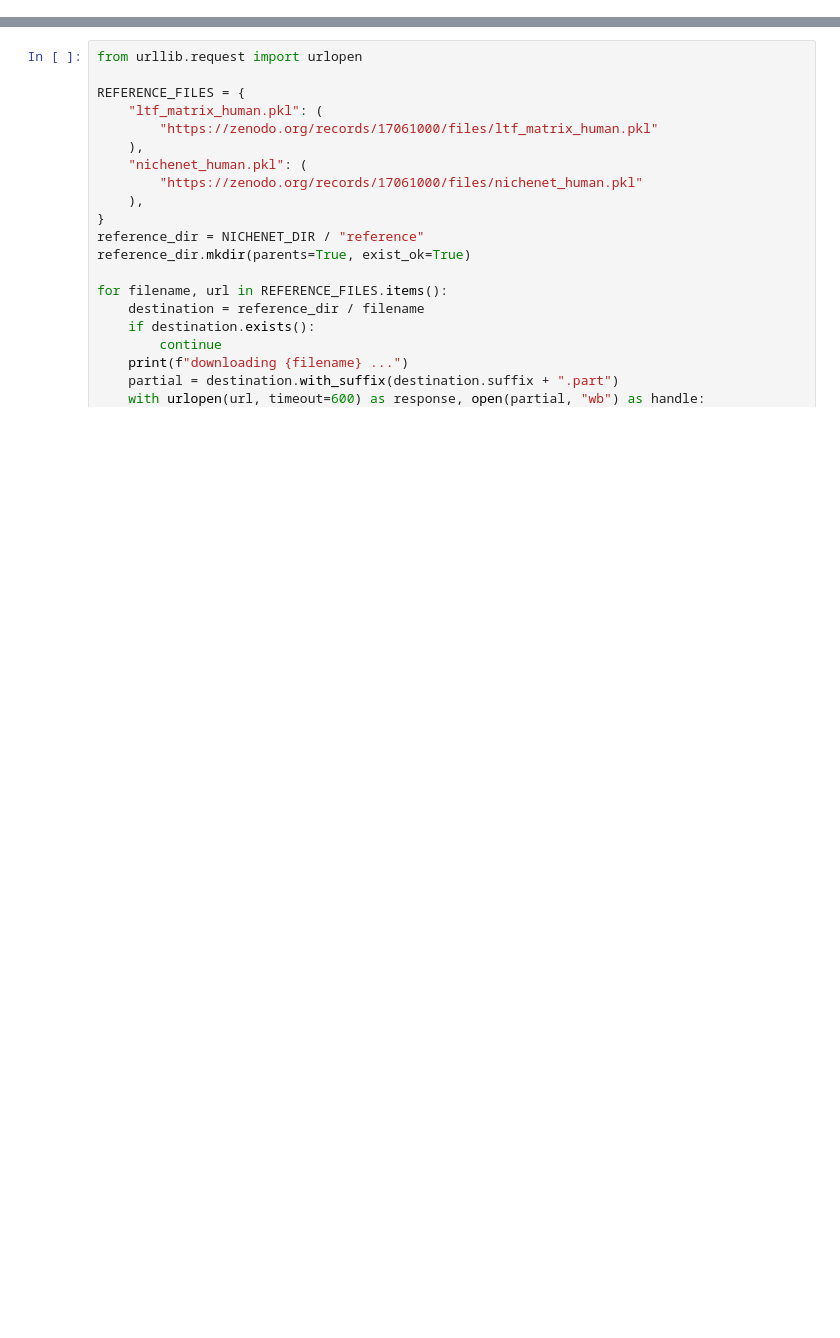
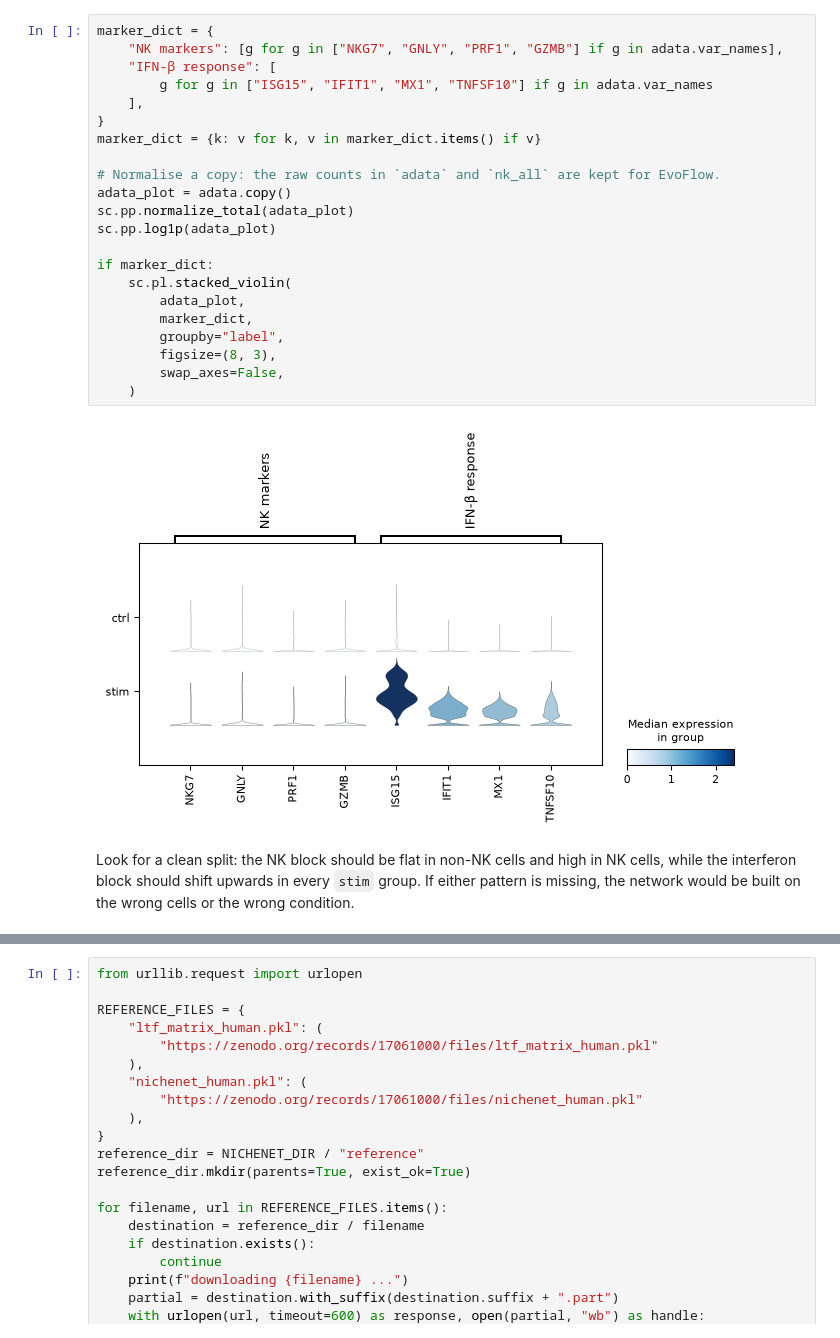
Before and after one commit to VergaJU/EvoFlow, a Jupyter notebook: docs/vignettes/use_case.ipynb, the cells around one changed output, grey strips where cells are left out. Drawn from its saved outputs; the diff is of its cells as text; blank space fills up the shorter version.

```diff
--- a/docs/vignettes/use_case.ipynb
+++ b/docs/vignettes/use_case.ipynb
@@ -161,0 +187,29 @@ inputs.groupby("role")["gene"].apply(list)
+# %%
+marker_dict = {
+    "NK markers": [g for g in ["NKG7", "GNLY", "PRF1", "GZMB"] if g in adata.var_names],
+    "IFN-β response": [
+        g for g in ["ISG15", "IFIT1", "MX1", "TNFSF10"] if g in adata.var_names
+    ],
+}
+marker_dict = {k: v for k, v in marker_dict.items() if v}
+
+# Normalise a copy: the raw counts in `adata` and `nk_all` are kept for EvoFlow.
+adata_plot = adata.copy()
+sc.pp.normalize_total(adata_plot)
+sc.pp.log1p(adata_plot)
+
+if marker_dict:
+    sc.pl.stacked_violin(
+        adata_plot,
+        marker_dict,
+        groupby="label",
+        figsize=(8, 3),
+        swap_axes=False,
+    )
+# %% [output]
+[figure, added]
+# %% [markdown]
+Look for a clean split: the NK block should be flat in non-NK cells and high in
+NK cells, while the interferon block should shift upwards in every `stim`
+group. If either pattern is missing, the network would be built on the wrong
+cells or the wrong condition.
```
Also changed, not shown: parts of 70 cells of this notebook, 13 other files.
